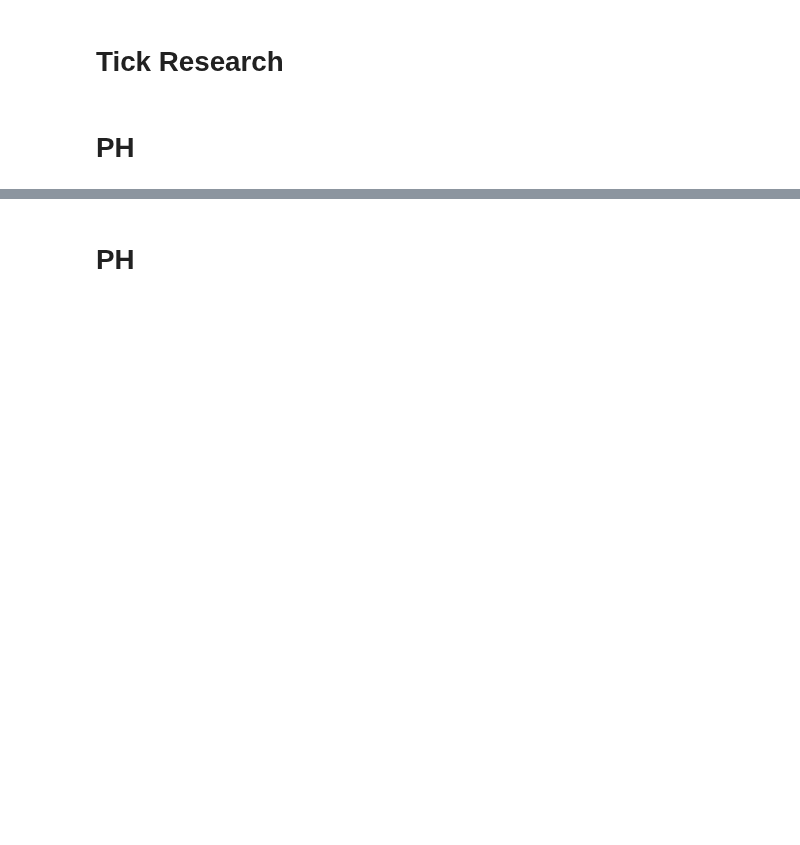
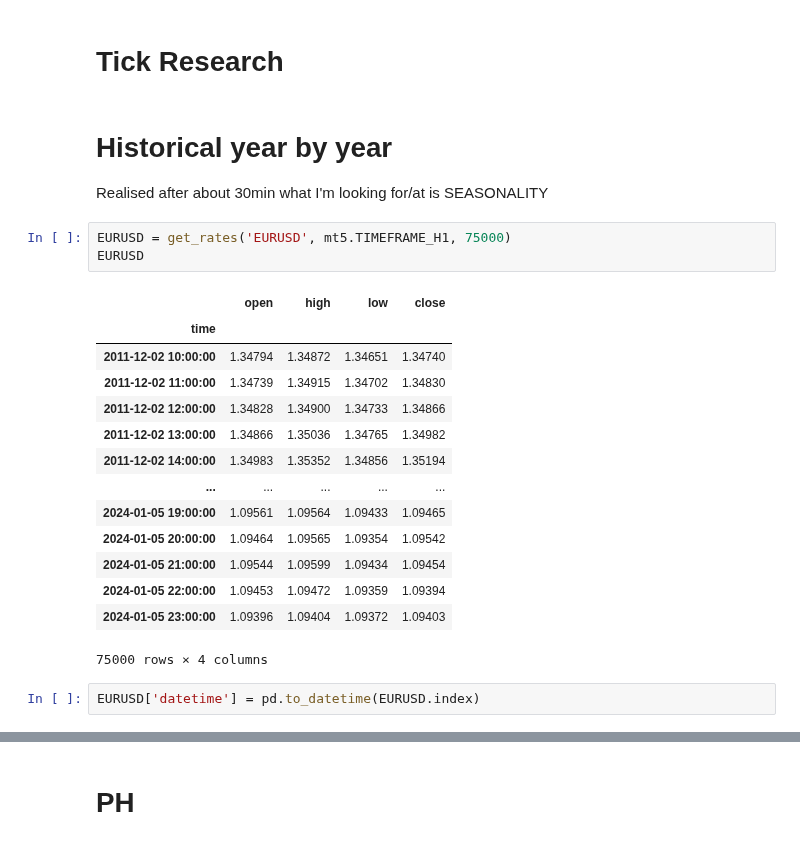
Before and after one commit to aliquid-novi/Strategies, a Jupyter notebook: lets get it/General Research.ipynb, the cells around one changed output, grey strips where cells are left out. Cells and saved outputs as stored; diff of their text form; blank space fills up the shorter version.

```diff
--- a/lets get it/General Research.ipynb
+++ b/lets get it/General Research.ipynb
@@ -941,4 +941,26 @@ parameter F test:         F=4.8634  , p=0.0002  , df_denom=4935, df_num=5
 # %% [markdown]
 # Tick Research
 # %% [markdown]
-# PH
+# Historical year by year
+
+Realised after about 30min what I'm looking for/at is SEASONALITY
+# %%
+EURUSD = get_rates('EURUSD', mt5.TIMEFRAME_H1, 75000)
+EURUSD
+# %% [output]
+|  | open | high | low | close |
+| time |  |  |  |  |
+| 2011-12-02 10:00:00 | 1.34794 | 1.34872 | 1.34651 | 1.34740 |
+| 2011-12-02 11:00:00 | 1.34739 | 1.34915 | 1.34702 | 1.34830 |
+| 2011-12-02 12:00:00 | 1.34828 | 1.34900 | 1.34733 | 1.34866 |
+| 2011-12-02 13:00:00 | 1.34866 | 1.35036 | 1.34765 | 1.34982 |
+| 2011-12-02 14:00:00 | 1.34983 | 1.35352 | 1.34856 | 1.35194 |
+| ... | ... | ... | ... | ... |
+| 2024-01-05 19:00:00 | 1.09561 | 1.09564 | 1.09433 | 1.09465 |
+| 2024-01-05 20:00:00 | 1.09464 | 1.09565 | 1.09354 | 1.09542 |
+| 2024-01-05 21:00:00 | 1.09544 | 1.09599 | 1.09434 | 1.09454 |
+| 2024-01-05 22:00:00 | 1.09453 | 1.09472 | 1.09359 | 1.09394 |
+| 2024-01-05 23:00:00 | 1.09396 | 1.09404 | 1.09372 | 1.09403 |
+75000 rows × 4 columns
+# %%
+EURUSD['datetime'] = pd.to_datetime(EURUSD.index)
```
Also changed, not shown: parts of 7 cells of this notebook, 16 other files.
